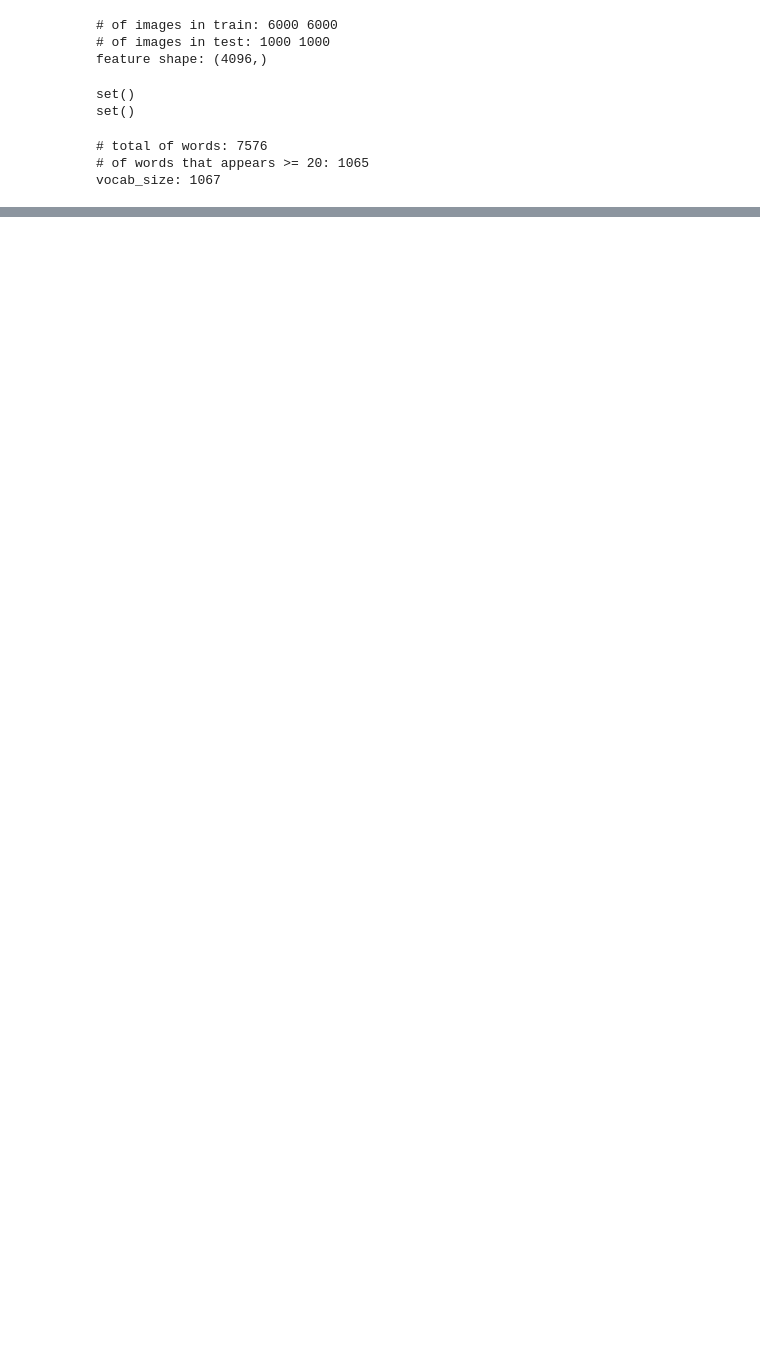
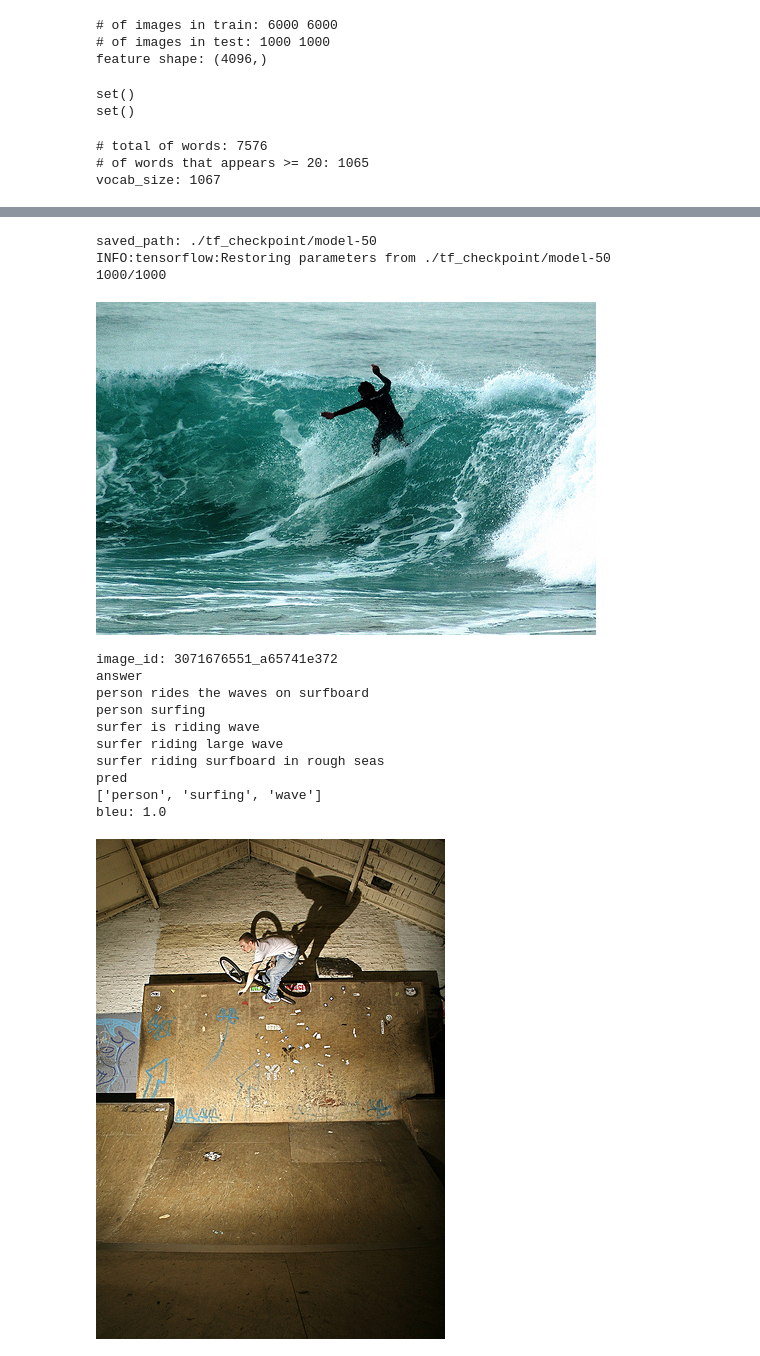
Before and after one commit to bmy4415/DMLAB-intern, a Jupyter notebook: image_captioning_practice/train_tensorflow_ver2.ipynb, the cells around one changed output, grey strips where cells are left out. Saved outputs shown, nothing was run; the diff lists cells and outputs as text; code cells hidden in the pictures; blank space fills up the shorter version.

```diff
--- a/image_captioning_practice/train_tensorflow_ver2.ipynb
+++ b/image_captioning_practice/train_tensorflow_ver2.ipynb
@@ -334,0 +488,18 @@ Elapsed: 26.826953411102295, avg loss: 1.5287422695730486, Saving the model from
+# %%
+test(test_features, test_captions)
+# %% [output]
+saved_path: ./tf_checkpoint/model-50
+INFO:tensorflow:Restoring parameters from ./tf_checkpoint/model-50
+1000/1000
+[figure, added]
+image_id: 3071676551_a65741e372
+answer
+person rides the waves on surfboard
+person surfing
+surfer is riding wave
+surfer riding large wave
+surfer riding surfboard in rough seas
+pred
+['person', 'surfing', 'wave']
+bleu: 1.0
+[figure, added]
```
Also changed, not shown: parts of 16 cells of this notebook, 2 other files.
